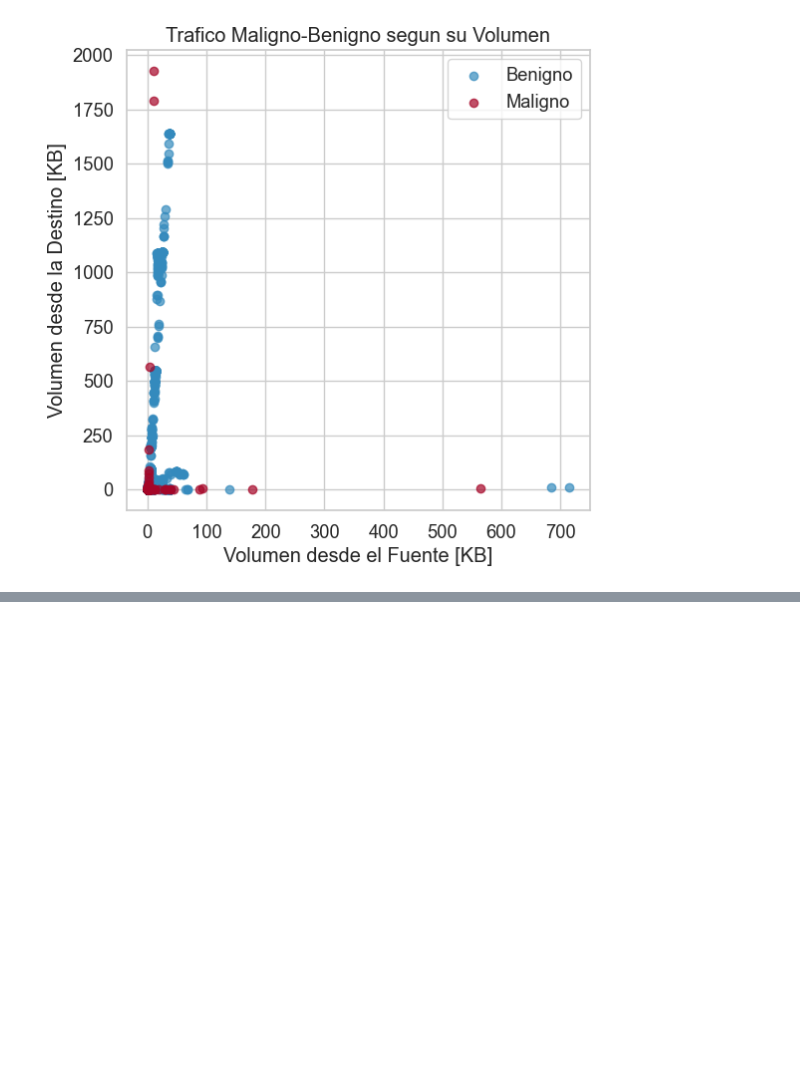
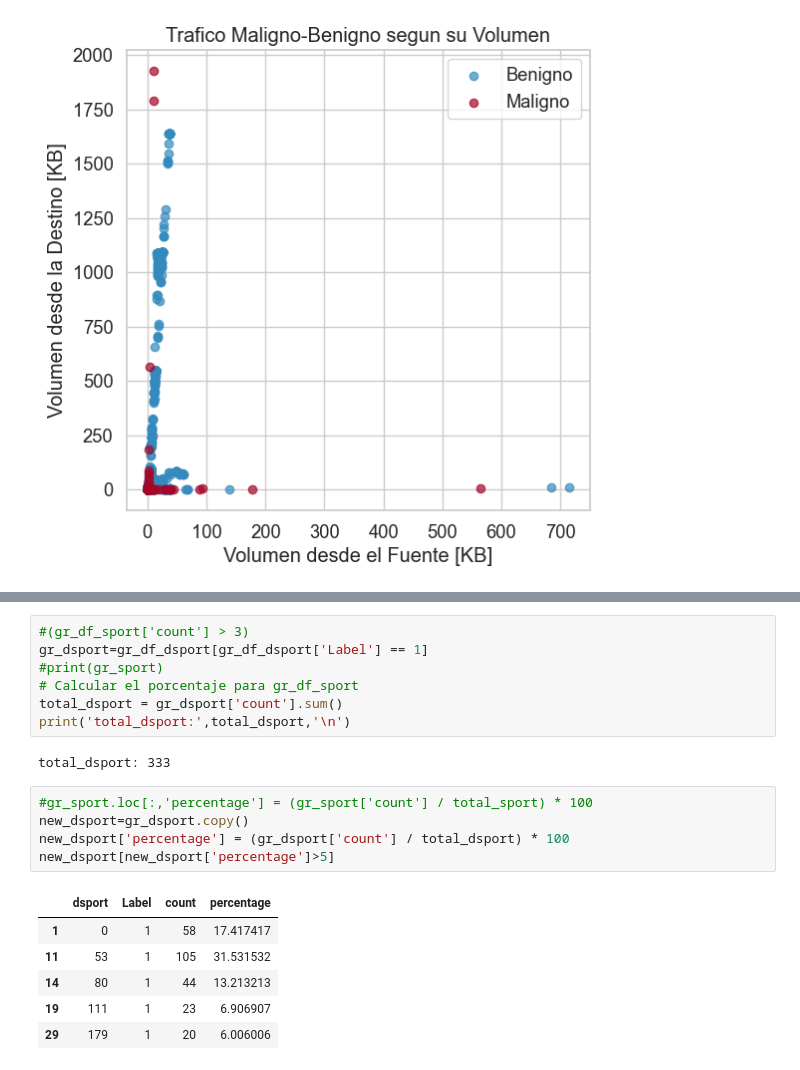
Before and after one commit to jorgeaguirre-dev/Cyber_Attacks_Detection, a Jupyter notebook: ProyectoDS_ParteI_AguirreJorge2.ipynb, the cells around one changed output, grey strips where cells are left out. Saved outputs shown, nothing was run; the diff lists cells and outputs as text; blank space fills up the shorter version.

```diff
--- a/ProyectoDS_ParteI_AguirreJorge2.ipynb
+++ b/ProyectoDS_ParteI_AguirreJorge2.ipynb
@@ -117,0 +103,21 @@ gr_df_dsport[gr_df_dsport['count']>5]
+# %%
+#(gr_df_sport['count'] > 3)
+gr_dsport=gr_df_dsport[gr_df_dsport['Label'] == 1]
+#print(gr_sport)
+# Calcular el porcentaje para gr_df_sport
+total_dsport = gr_dsport['count'].sum()
+print('total_dsport:',total_dsport,'\n')
+# %% [output]
+total_dsport: 333
+# %%
+#gr_sport.loc[:,'percentage'] = (gr_sport['count'] / total_sport) * 100
+new_dsport=gr_dsport.copy()
+new_dsport['percentage'] = (gr_dsport['count'] / total_dsport) * 100
+new_dsport[new_dsport['percentage']>5]
+# %% [output]
+|  | dsport | Label | count | percentage |
+| 1 | 0 | 1 | 58 | 17.417417 |
+| 11 | 53 | 1 | 105 | 31.531532 |
+| 14 | 80 | 1 | 44 | 13.213213 |
+| 19 | 111 | 1 | 23 | 6.906907 |
+| 29 | 179 | 1 | 20 | 6.006006 |
```
Also changed, not shown: parts of 8 cells of this notebook, 1 other file.
